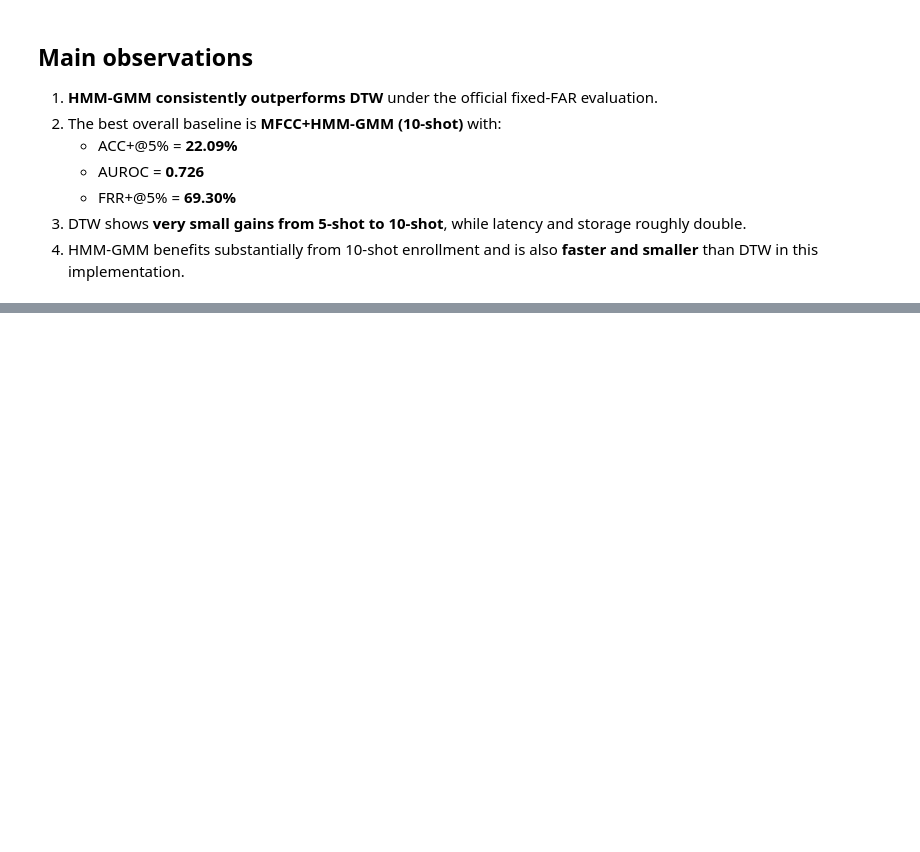
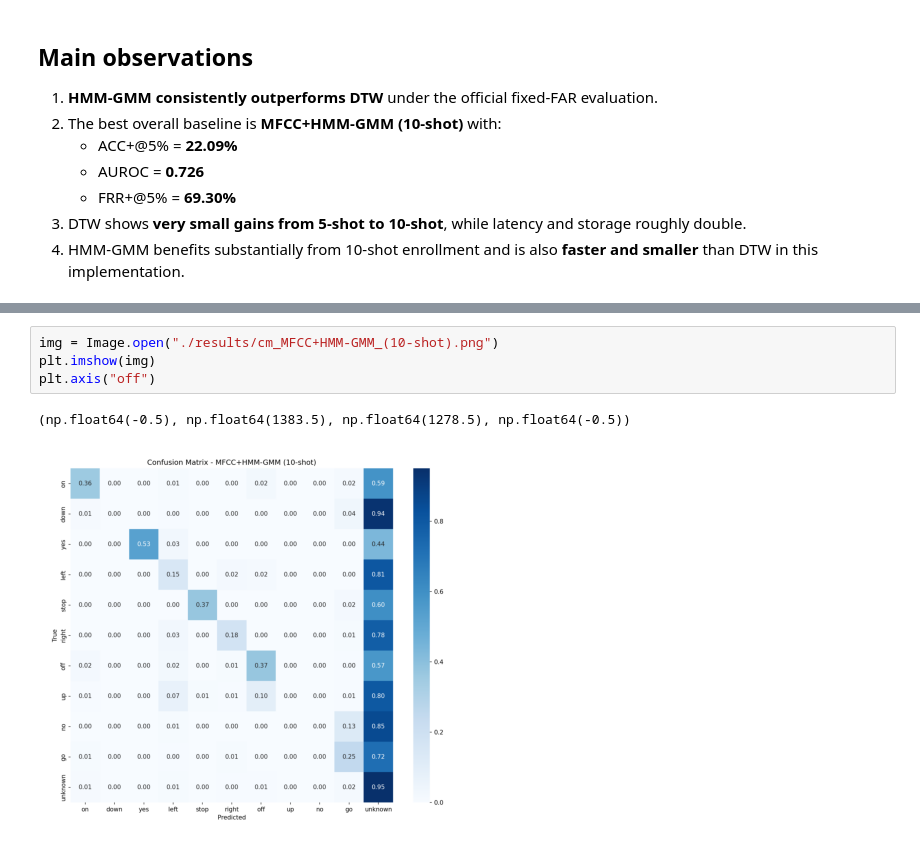
Before and after one commit to theraSara/SpeechProject, a Jupyter notebook: classical_baselines_official_analysis.ipynb, the cells around one changed output, grey strips where cells are left out. Cells and saved outputs as stored; diff of their text form; blank space fills up the shorter version.

```diff
--- a/classical_baselines_official_analysis.ipynb
+++ b/classical_baselines_official_analysis.ipynb
@@ -40,0 +50,7 @@ summary_df[['method','acc_plus_5','auroc','frr_plus_5','far_at_5','mean_inferenc
+# %%
+img = Image.open("./results/cm_MFCC+HMM-GMM_(10-shot).png")
+plt.imshow(img)
+plt.axis("off")
+# %% [output]
+(np.float64(-0.5), np.float64(1383.5), np.float64(1278.5), np.float64(-0.5))
+[figure, added]
```
Also changed, not shown: parts of 2 cells of this notebook.
